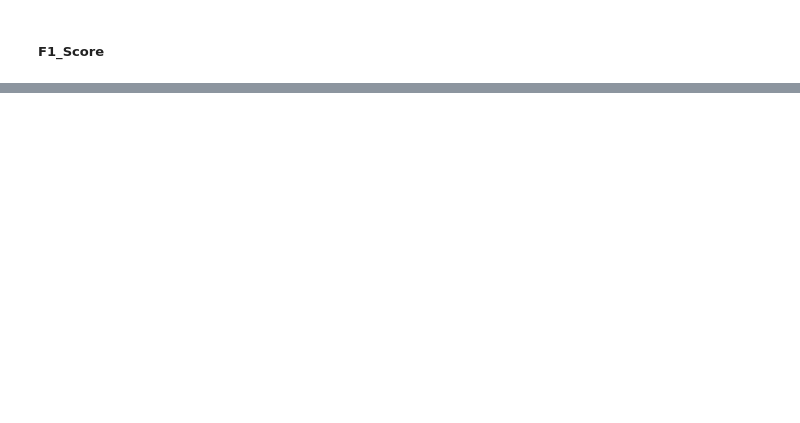
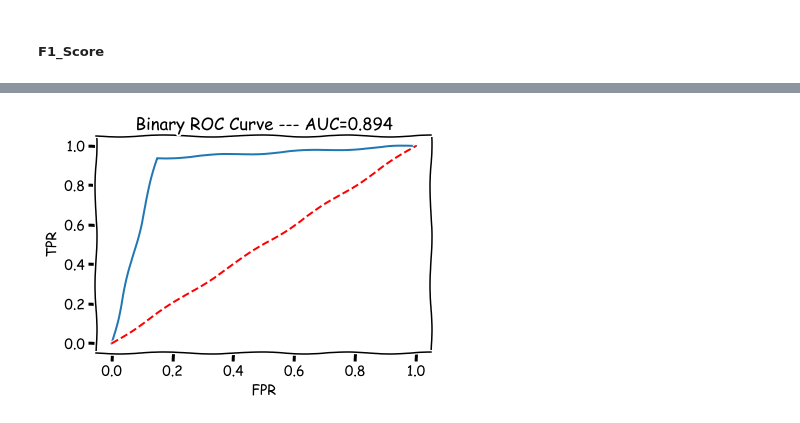
Before and after one commit to Pomilusky/apuntes_clase, a Jupyter notebook: semana_6/4.2 - Evaluacion.ipynb, the cells around one changed output, grey strips where cells are left out. Cells and saved outputs as stored; diff of their text form; code cells hidden in the pictures; blank space fills up the shorter version.

```diff
--- a/semana_6/4.2 - Evaluacion.ipynb
+++ b/semana_6/4.2 - Evaluacion.ipynb
@@ -87,3 +224,17 @@ pertenecen al intervalo (-$\infty$, 1]
 
 
 ![roc](images/roc.png)
+# %%
+from sklearn.datasets import load_breast_cancer
+from sklearn.svm import SVC
+
+data=load_breast_cancer()
+
+X_train, X_test, y_train, y_test=tts(data.data, data.target)
+
+
+svc=SVC(probability=True).fit(X_train, y_train)
+
+y_pred=svc.predict(X_test) # predice etiqueta
+
+y_prob=svc.predict_proba(X_test)[::, 1]  # devuelve la prob
@@ -89,0 +244,14 @@ pertenecen al intervalo (-$\infty$, 1]
+# %%
+with plt.xkcd():  # mal pintao, y_pred
+
+    fpr, tpr, umbrales=roc(y_test, y_pred)
+    a=auc(y_test, y_pred)
+
+    plt.plot(fpr, tpr)
+    plt.plot(fpr, fpr, 'r--')
+    plt.xlabel('FPR')
+    plt.ylabel('TPR')
+    plt.title('Binary ROC Curve --- AUC={:.3f}'.format(a))
+    plt.show();
+# %% [output]
+[figure, added]
```
Also changed, not shown: parts of 33 cells of this notebook, 2 other files.
